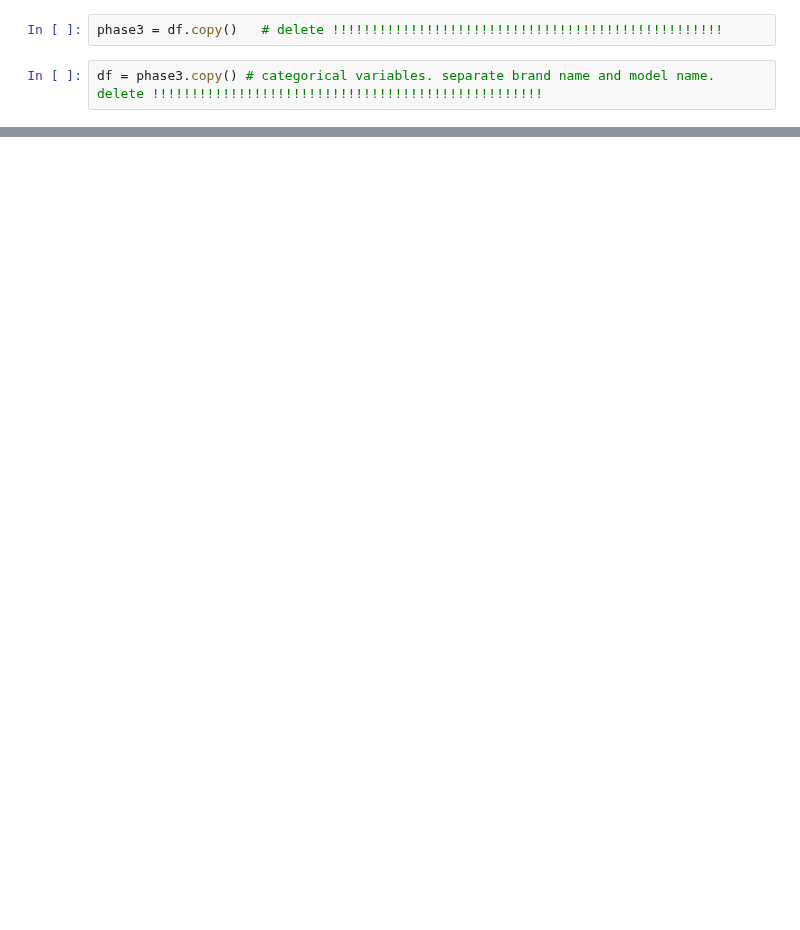
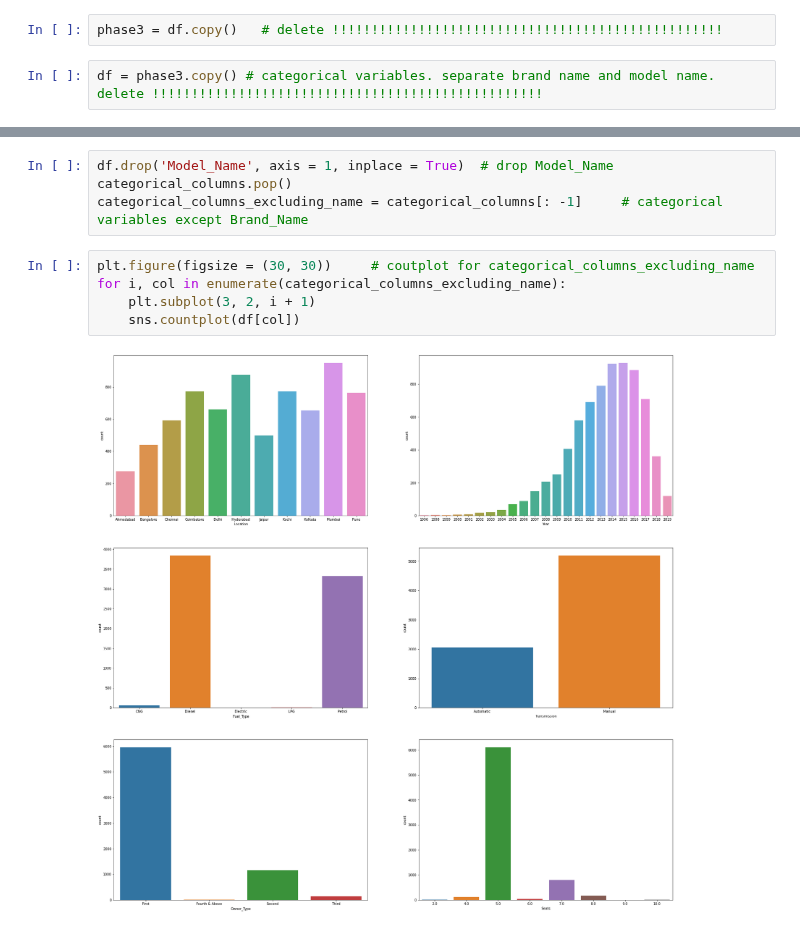
Before and after one commit to liangym2014/Data-science-and-machine-learning, a Jupyter notebook: 2.Cars4U_Project_Solution_Yanming.ipynb, the cells around one changed output, grey strips where cells are left out. Cells and saved outputs as stored; diff of their text form; blank space fills up the shorter version.

```diff
--- a/2.Cars4U_Project_Solution_Yanming.ipynb
+++ b/2.Cars4U_Project_Solution_Yanming.ipynb
@@ -370,0 +411,11 @@ number of unique values in column Model_Name: 2041
+# %%
+df.drop('Model_Name', axis = 1, inplace = True)  # drop Model_Name
+categorical_columns.pop()
+categorical_columns_excluding_name = categorical_columns[: -1]     # categorical variables except Brand_Name
+# %%
+plt.figure(figsize = (30, 30))     # coutplot for categorical_columns_excluding_name
+for i, col in enumerate(categorical_columns_excluding_name):
+    plt.subplot(3, 2, i + 1)
+    sns.countplot(df[col])
+# %% [output]
+[figure, added]
```
Also changed, not shown: parts of 28 cells of this notebook.
